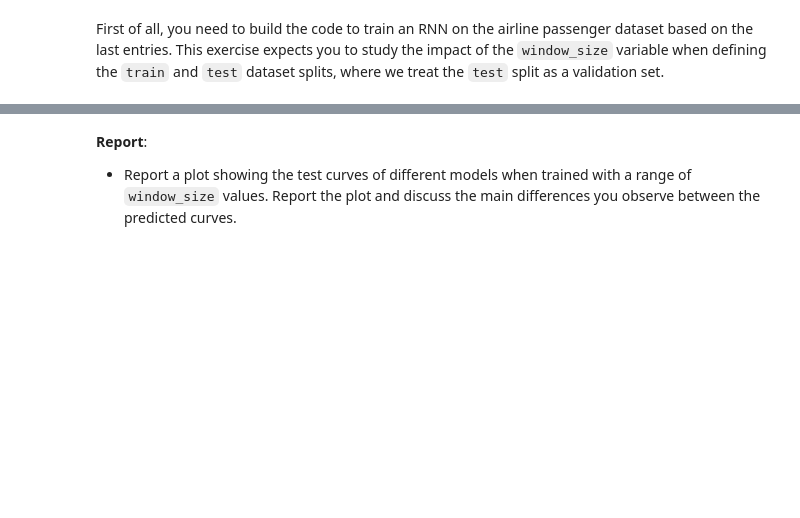
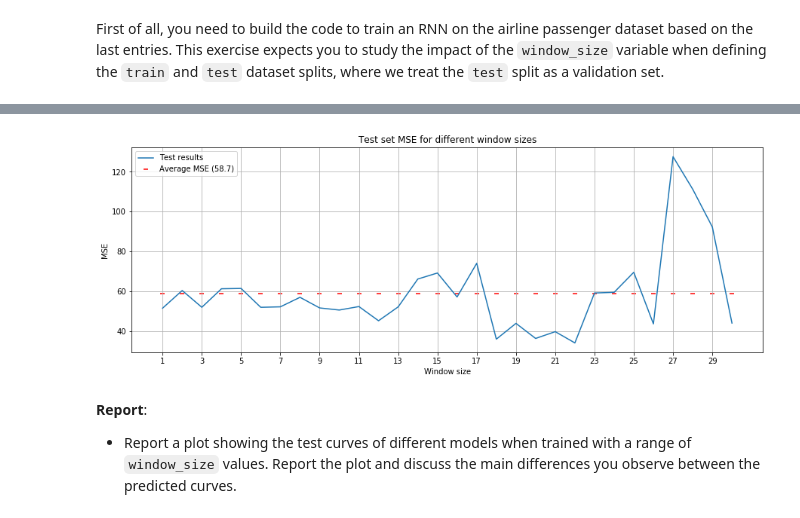
Before and after one commit to alexander3605/deep-learning-course, a Jupyter notebook: 2020_06_RNN.ipynb, the cells around one changed output, grey strips where cells are left out. Saved outputs shown, nothing was run; the diff lists cells and outputs as text; code cells hidden in the pictures; blank space fills up the shorter version.

```diff
--- a/2020_06_RNN.ipynb
+++ b/2020_06_RNN.ipynb
@@ -1169,0 +1166,18 @@ Test data error: 53.51 MSE
+# %%
+win_sizes = list(range(1,31))
+results = []
+
+for window_size in tqdm(win_sizes):
+    train_X, train_Y, test_X, test_Y = get_dataset(train, test, window_size)
+    rnn = train_RNN(train_X, train_Y, window_size)
+
+    mse_train, train_predict = get_predict_and_score(rnn, train_X, train_Y)
+    mse_test, test_predict = get_predict_and_score(rnn, test_X, test_Y)
+
+    res = {}
+    res["window_size"] = window_size
+    res["mse_train"] = mse_train
+    res["mse_test"] = mse_test
+    res["train_predict"] = train_predict
+    res["test_predict"] = test_predict
+    results.append(res)
@@ -1193,3 +1222,18 @@ plt.show()
+# %%
+plt.figure(figsize=(15,5))
+test_results = [res["mse_test"] for res in results]
+xrange = range(1,len(test_results)+1)
+plt.plot(xrange, test_results, label="Test results")
+plt.scatter(xrange, [np.mean(test_results) for _ in xrange],marker="_",c="red", label=f"Average MSE ({round(np.mean(test_results),1)})")
+plt.xticks(range(1,len(test_results)+1,2))
+plt.xlabel("Window size")
+plt.ylabel("MSE")
+plt.title("Test set MSE for different window sizes")
+plt.grid()
+plt.legend()
+plt.show()
+# %% [output]
+[figure, added]
 # %% [markdown]
 
 **Report**:
```
Also changed, not shown: parts of 15 cells of this notebook, 1 other file.
